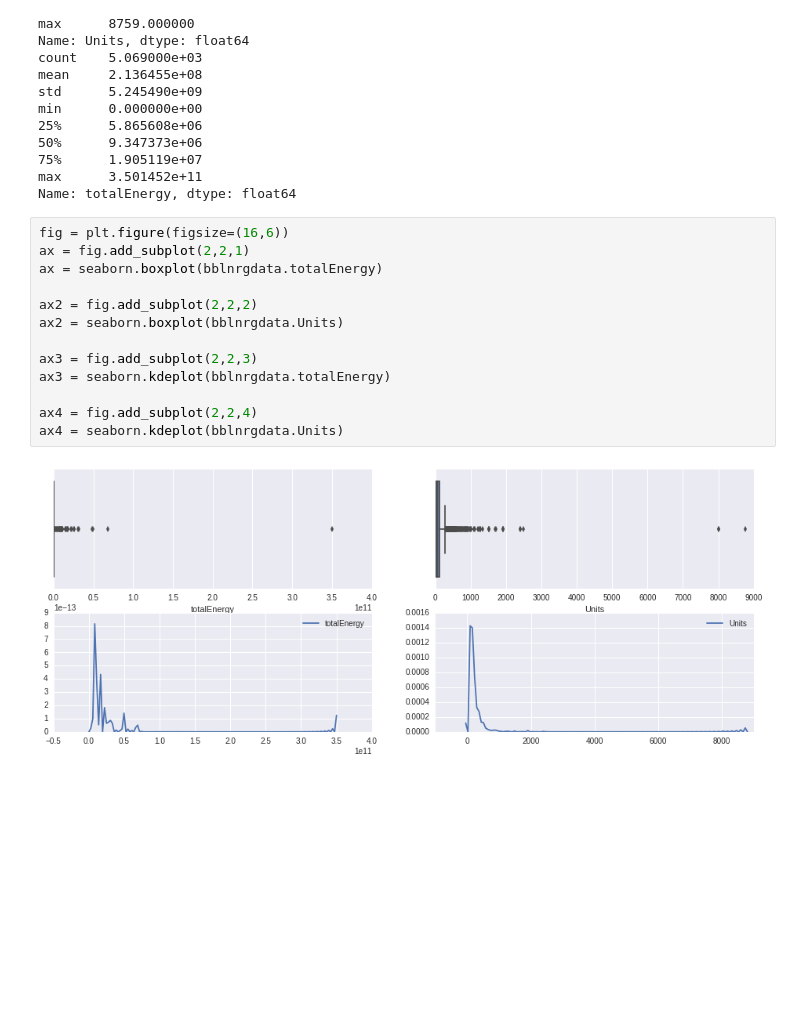
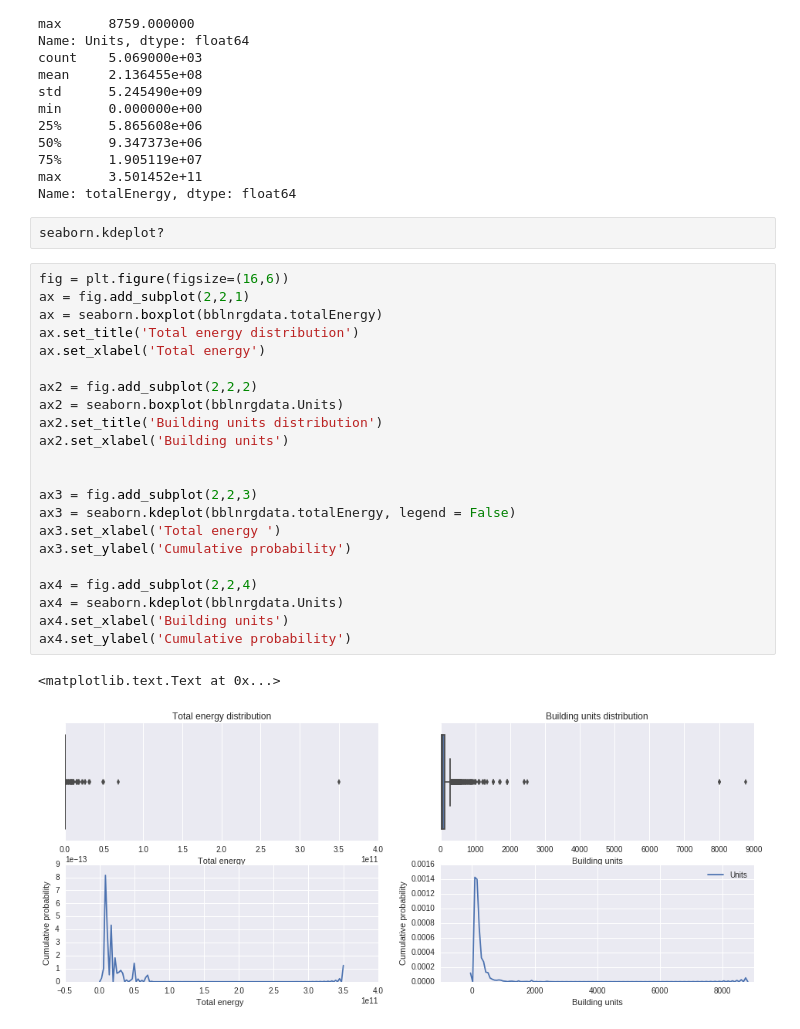
Before and after one commit to alephcero/PUI2016_fdg224, a Jupyter notebook: HW6_fdg224/HW6_1_fdg224.ipynb, the cells around one changed output. Drawn from its saved outputs; the diff is of its cells as text; blank space fills up the shorter version.

```diff
--- a/HW6_fdg224/HW6_1_fdg224.ipynb
+++ b/HW6_fdg224/HW6_1_fdg224.ipynb
@@ -182,18 +189,30 @@ min      0.000000e+00
 75%      1.905119e+07
 max      3.501452e+11
 Name: totalEnergy, dtype: float64
+# %%
+seaborn.kdeplot?
 # %%
 fig = plt.figure(figsize=(16,6))
 ax = fig.add_subplot(2,2,1)
 ax = seaborn.boxplot(bblnrgdata.totalEnergy)
+ax.set_title('Total energy distribution')
+ax.set_xlabel('Total energy')
 
 ax2 = fig.add_subplot(2,2,2)
 ax2 = seaborn.boxplot(bblnrgdata.Units)
+ax2.set_title('Building units distribution')
+ax2.set_xlabel('Building units')
+
 
 ax3 = fig.add_subplot(2,2,3)
-ax3 = seaborn.kdeplot(bblnrgdata.totalEnergy)
+ax3 = seaborn.kdeplot(bblnrgdata.totalEnergy, legend = False)
+ax3.set_xlabel('Total energy ')
+ax3.set_ylabel('Cumulative probability')
 
 ax4 = fig.add_subplot(2,2,4)
 ax4 = seaborn.kdeplot(bblnrgdata.Units)
+ax4.set_xlabel('Building units')
+ax4.set_ylabel('Cumulative probability')
 # %% [output]
+<matplotlib.text.Text at 0x...>
-[figure, old version]
+[figure, new version]
```
Also changed, not shown: parts of 41 cells of this notebook.
